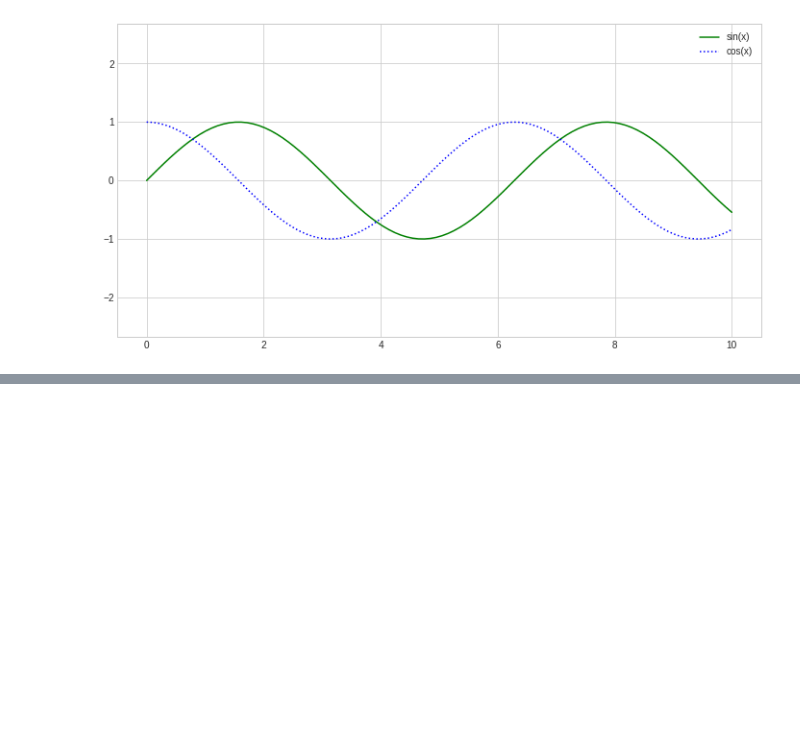
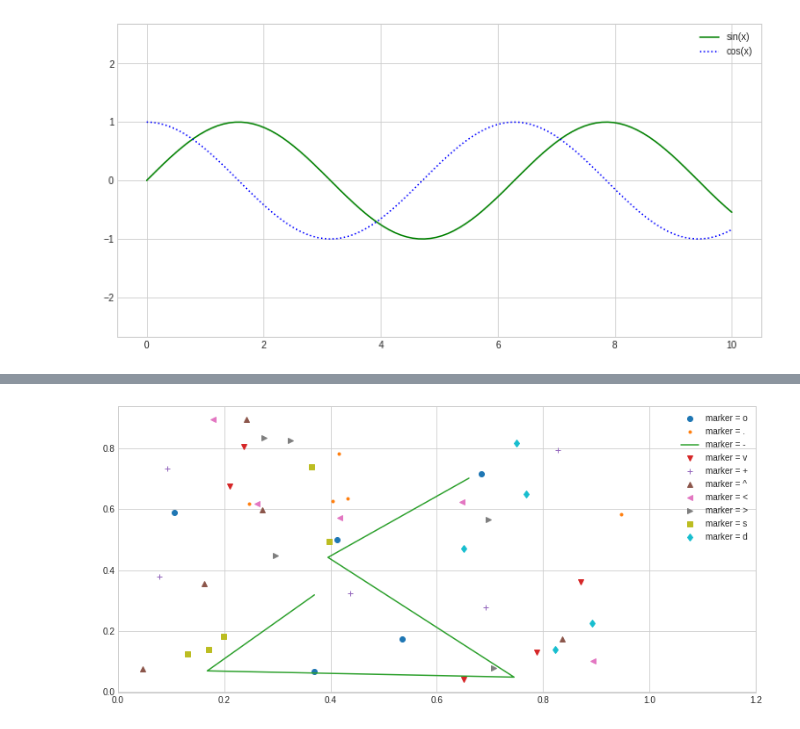
Before and after one commit to KazumaShachou/DataScience, a Jupyter notebook: Matplotlib__1.ipynb, the cells around one changed output, grey strips where cells are left out. Saved outputs shown, nothing was run; the diff lists cells and outputs as text; code cells hidden in the pictures; blank space fills up the shorter version.

```diff
--- a/Matplotlib__1.ipynb
+++ b/Matplotlib__1.ipynb
@@ -150,0 +162,11 @@ plt.legend();
+# %%
+#Markers
+plt.figure(figsize=(13,6))
+rng = np.random.RandomState(72)
+for marker in ['o', '.' ,'-' ,'v', '+', '^', '<', '>', 's', 'd']:
+  plt.plot(rng.rand(5), rng.rand(5), marker,
+           label = "marker = {0}".format(marker))
+  plt.legend(numpoints = 1)
+  plt.xlim(0, 1.2);
+# %% [output]
+[figure, added]
```
Also changed, not shown: parts of 12 cells of this notebook.
